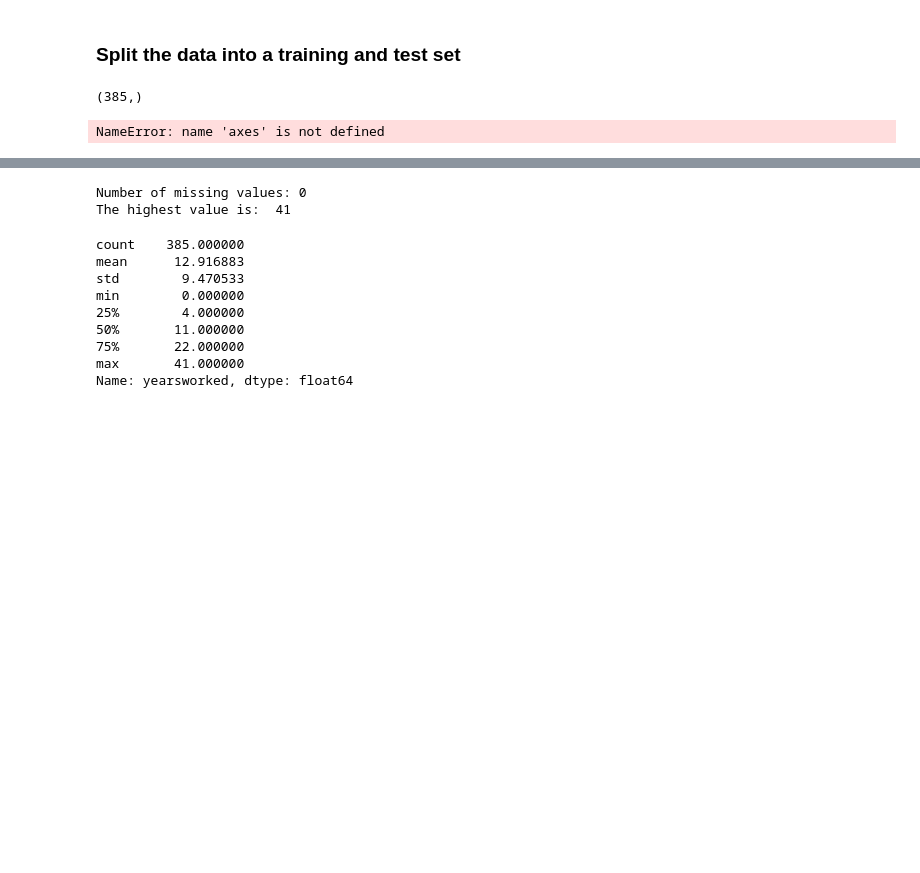
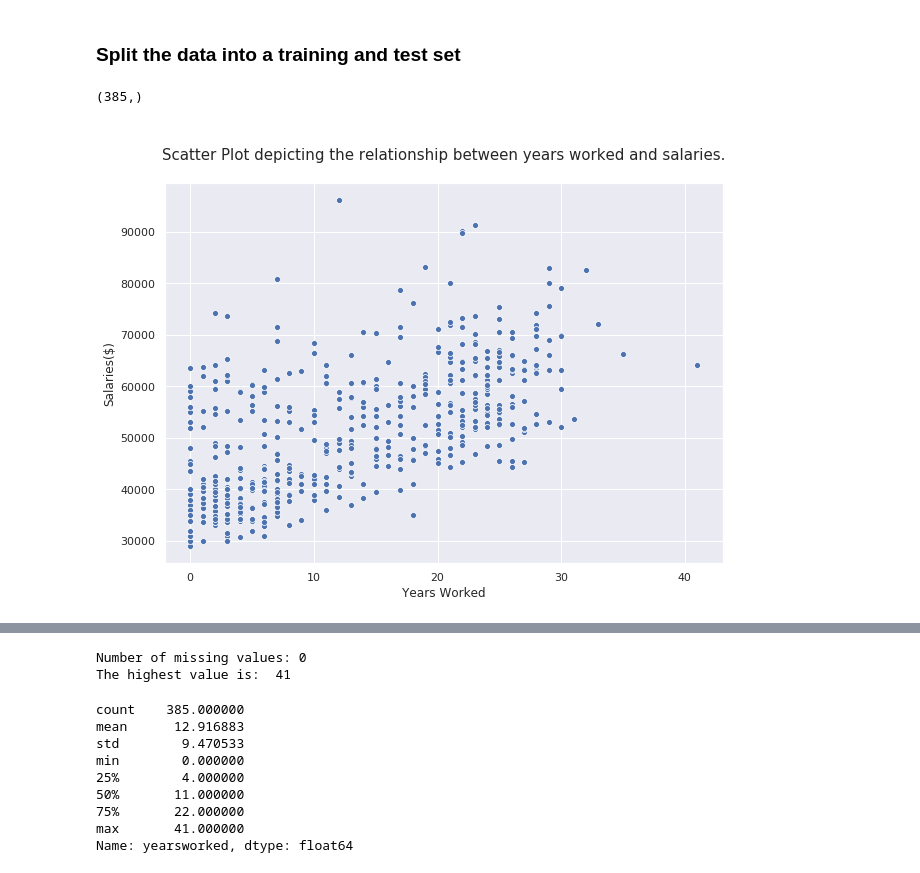
Before and after one commit to boitshepo97/linear_regression, a Jupyter notebook: Simple Linear Regression.ipynb, the cells around one changed output, grey strips where cells are left out. Cells and saved outputs as stored; diff of their text form; code cells hidden in the pictures; blank space fills up the shorter version.

```diff
--- a/Simple Linear Regression.ipynb
+++ b/Simple Linear Regression.ipynb
@@ -115,8 +112,12 @@ print(X_train.shape)
 # %%
 # Filling my NaN value with the mean of the column
 salary = salary.apply(lambda x: x.fillna(x.mean()))
-# %%
-plt.hist(y_train,ax= axes[0])
-plt.hist(X_train, ax= axes[1])
-# %% [output]
-NameError: name 'axes' is not defined
+# %%
+plt.figure(figsize = (10,7))
+sns.scatterplot(salary['yearsworked'],salary['salary'])
+plt.title('\nScatter Plot depicting the relationship between years worked and salaries.\n',fontsize=15)
+plt.ylabel('Salaries($)')
+plt.xlabel('Years Worked')
+plt.show()
+# %% [output]
+[figure, added]
```
Also changed, not shown: parts of 12 cells of this notebook.
